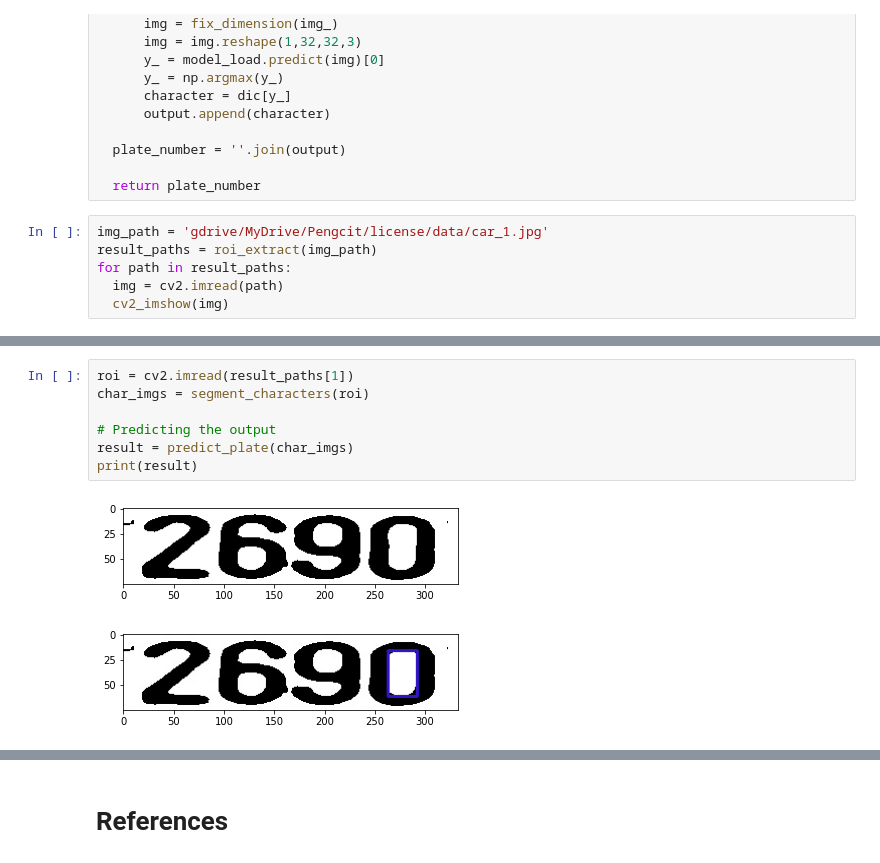
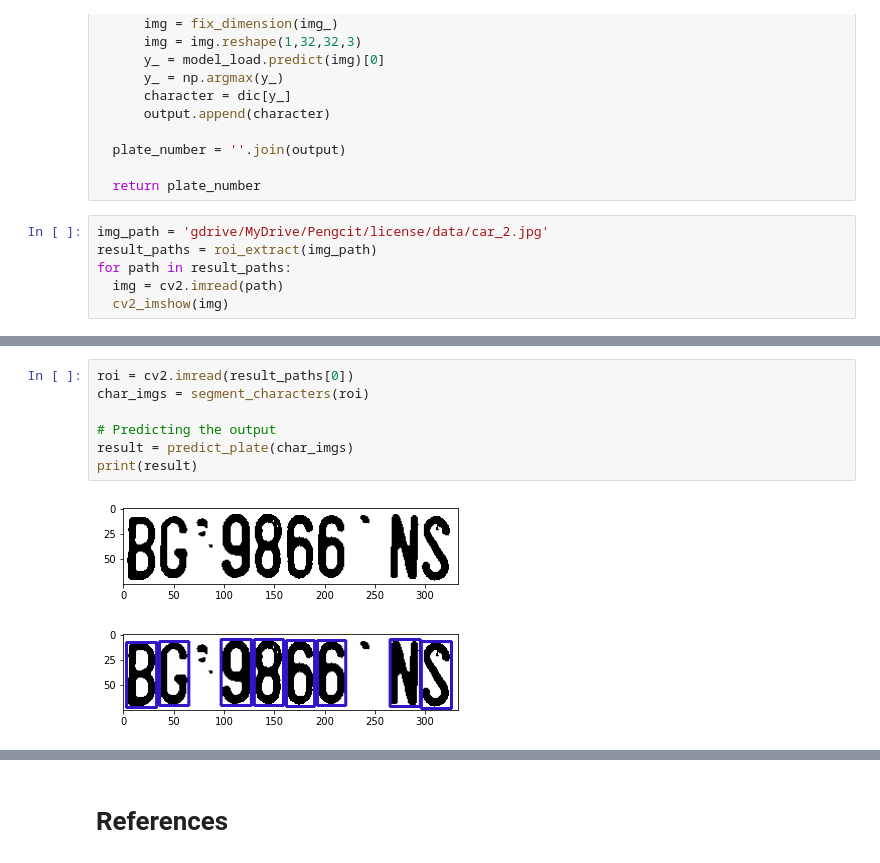
Before and after one commit to billyjuliux/LicensePlateRecognition, a Jupyter notebook: src/License_Plate_Recognition_CNN_Experiment.ipynb, the cells around one changed output, grey strips where cells are left out. Saved outputs shown, nothing was run; the diff lists cells and outputs as text.

```diff
--- a/src/License_Plate_Recognition_CNN_Experiment.ipynb
+++ b/src/License_Plate_Recognition_CNN_Experiment.ipynb
@@ -282,7 +300,7 @@ def predict_plate(char_imgs):
 
   return plate_number
 # %%
-img_path = 'gdrive/MyDrive/Pengcit/license/data/car_1.jpg'
+img_path = 'gdrive/MyDrive/Pengcit/license/data/car_2.jpg'
 result_paths = roi_extract(img_path)
 for path in result_paths:
   img = cv2.imread(path)
@@ -295,10 +319,10 @@ for path in result_paths:
 # %%
-roi = cv2.imread(result_paths[1])
+roi = cv2.imread(result_paths[0])
 char_imgs = segment_characters(roi)
 
 # Predicting the output
 result = predict_plate(char_imgs)
 print(result)
 # %% [output]
-[figure, old version]
+[figure, new version]
-[figure, old version]
+[figure, new version]
```
Also changed, not shown: parts of 3 cells of this notebook.
